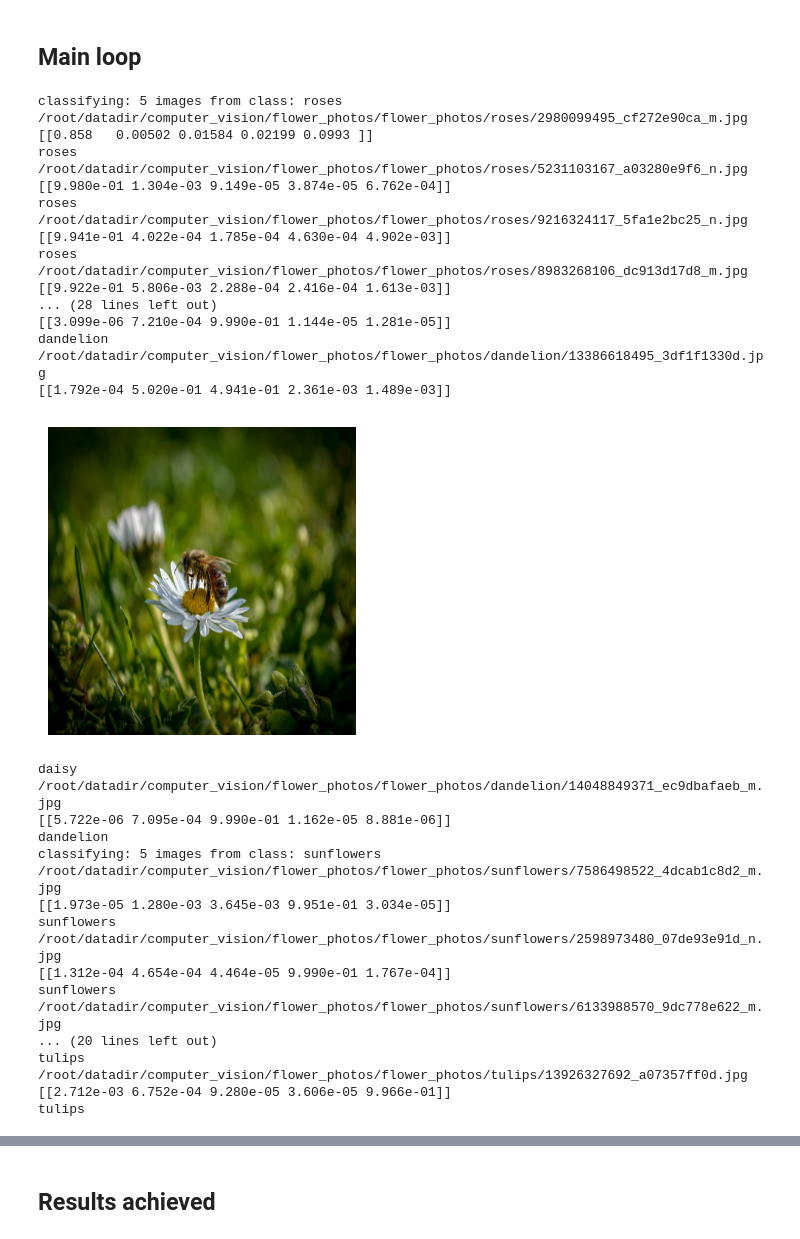
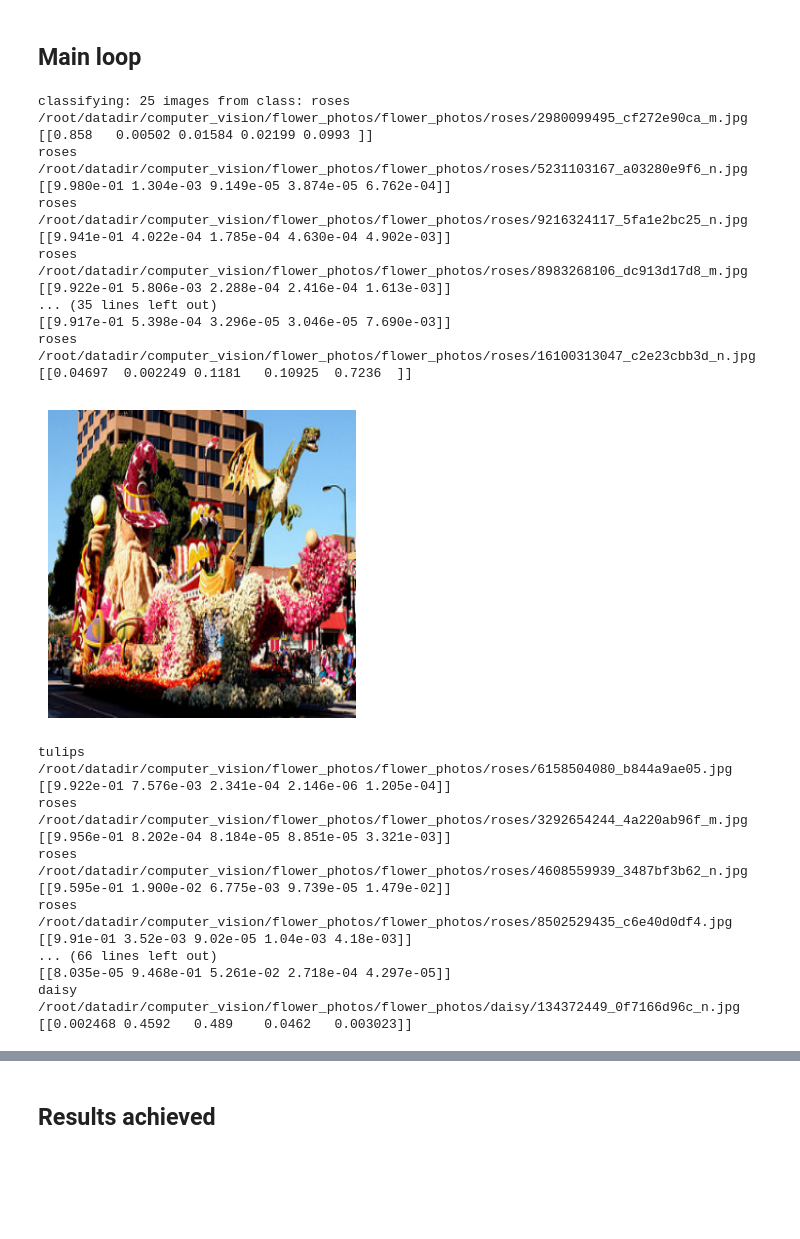
Before and after one commit to ENTER-ALT/DAML, a Jupyter notebook: ai-applications/CLIP/classify_using_clip_workshop.ipynb, the cells around one changed output, grey strips where cells are left out. Cells and saved outputs as stored; diff of their text form; code cells hidden in the pictures; blank space fills up the shorter version.

```diff
--- a/ai-applications/CLIP/classify_using_clip_workshop.ipynb
+++ b/ai-applications/CLIP/classify_using_clip_workshop.ipynb
@@ -407,61 +407,61 @@ if tech_2_use_for_classification=='local_clip':
 # %% [markdown]
 ## Main loop
 # %%
-max_nbr_imgs_per_class=5
+max_nbr_imgs_per_class=25
 
 actual   = []
 predicted= []
 
 exts = ('*.jpg', '*.jpeg', '*.png', '*.bmp', '*.gif', '*.tiff', '*.webp')
 
 for cls in class_names:
     test_imgs = []
     for ext in exts:
         test_imgs.extend(glob.glob(os.path.join(datasetlocation, cls, ext)))
 
     print(f'classifying: {min(len(test_imgs),max_nbr_imgs_per_class)} images from class: {cls}')
     for img_path in test_imgs[:max_nbr_imgs_per_class]:
         if verbose:print(img_path)
         pred=predict_class_from_image(img_path,class_names)
         if visualise_mis_classifications :
             if pred != cls :
                 showImage(img_path)
         actual.append(cls)
         predicted.append(pred)
         if verbose: print(pred)
 # %% [output]
-classifying: 5 images from class: roses
+classifying: 25 images from class: roses
 /root/datadir/computer_vision/flower_photos/flower_photos/roses/2980099495_cf272e90ca_m.jpg
 [[0.858   0.00502 0.01584 0.02199 0.0993 ]]
 roses
 /root/datadir/computer_vision/flower_photos/flower_photos/roses/5231103167_a03280e9f6_n.jpg
 [[9.980e-01 1.304e-03 9.149e-05 3.874e-05 6.762e-04]]
 roses
 /root/datadir/computer_vision/flower_photos/flower_photos/roses/9216324117_5fa1e2bc25_n.jpg
 [[9.941e-01 4.022e-04 1.785e-04 4.630e-04 4.902e-03]]
 roses
 /root/datadir/computer_vision/flower_photos/flower_photos/roses/8983268106_dc913d17d8_m.jpg
 [[9.922e-01 5.806e-03 2.288e-04 2.416e-04 1.613e-03]]
-... (28 lines left out)
-[[3.099e-06 7.210e-04 9.990e-01 1.144e-05 1.281e-05]]
-dandelion
-/root/datadir/computer_vision/flower_photos/flower_photos/dandelion/13386618495_3df1f1330d.jpg
-[[1.792e-04 5.020e-01 4.941e-01 2.361e-03 1.489e-03]]
+... (35 lines left out)
+[[9.917e-01 5.398e-04 3.296e-05 3.046e-05 7.690e-03]]
+roses
+/root/datadir/computer_vision/flower_photos/flower_photos/roses/16100313047_c2e23cbb3d_n.jpg
+[[0.04697  0.002249 0.1181   0.10925  0.7236  ]]
-[figure, old version]
+[figure, new version]
+tulips
+/root/datadir/computer_vision/flower_photos/flower_photos/roses/6158504080_b844a9ae05.jpg
+[[9.922e-01 7.576e-03 2.341e-04 2.146e-06 1.205e-04]]
+roses
+/root/datadir/computer_vision/flower_photos/flower_photos/roses/3292654244_4a220ab96f_m.jpg
+[[9.956e-01 8.202e-04 8.184e-05 8.851e-05 3.321e-03]]
+roses
+/root/datadir/computer_vision/flower_photos/flower_photos/roses/4608559939_3487bf3b62_n.jpg
+[[9.595e-01 1.900e-02 6.775e-03 9.739e-05 1.479e-02]]
+roses
+/root/datadir/computer_vision/flower_photos/flower_photos/roses/8502529435_c6e40d0df4.jpg
+[[9.91e-01 3.52e-03 9.02e-05 1.04e-03 4.18e-03]]
+... (66 lines left out)
+[[8.035e-05 9.468e-01 5.261e-02 2.718e-04 4.297e-05]]
 daisy
-/root/datadir/computer_vision/flower_photos/flower_photos/dandelion/14048849371_ec9dbafaeb_m.jpg
-[[5.722e-06 7.095e-04 9.990e-01 1.162e-05 8.881e-06]]
-dandelion
-classifying: 5 images from class: sunflowers
-/root/datadir/computer_vision/flower_photos/flower_photos/sunflowers/7586498522_4dcab1c8d2_m.jpg
-[[1.973e-05 1.280e-03 3.645e-03 9.951e-01 3.034e-05]]
-sunflowers
-/root/datadir/computer_vision/flower_photos/flower_photos/sunflowers/2598973480_07de93e91d_n.jpg
-[[1.312e-04 4.654e-04 4.464e-05 9.990e-01 1.767e-04]]
-sunflowers
-/root/datadir/computer_vision/flower_photos/flower_photos/sunflowers/6133988570_9dc778e622_m.jpg
-... (20 lines left out)
-tulips
-/root/datadir/computer_vision/flower_photos/flower_photos/tulips/13926327692_a07357ff0d.jpg
-[[2.712e-03 6.752e-04 9.280e-05 3.606e-05 9.966e-01]]
-tulips
+/root/datadir/computer_vision/flower_photos/flower_photos/daisy/134372449_0f7166d96c_n.jpg
+[[0.002468 0.4592   0.489    0.0462   0.003023]]
```
Also changed, not shown: parts of 3 cells of this notebook.
